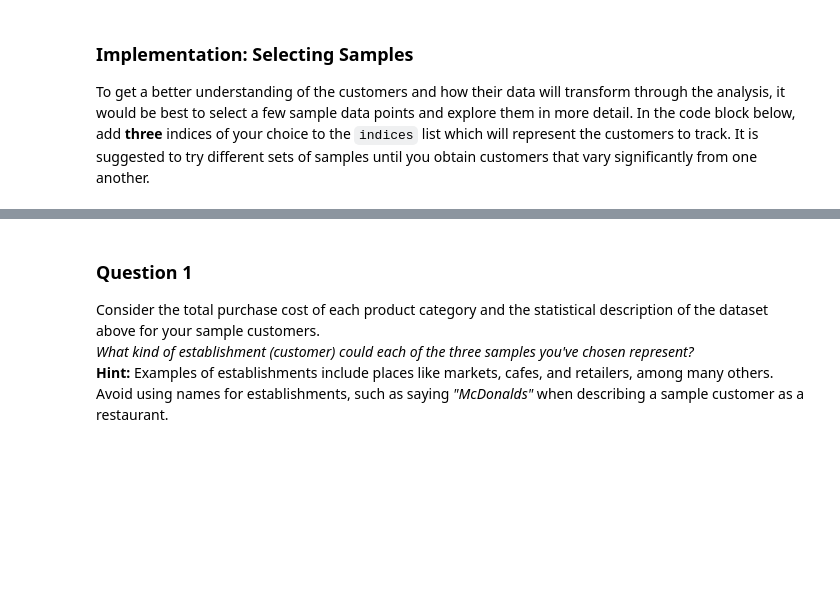
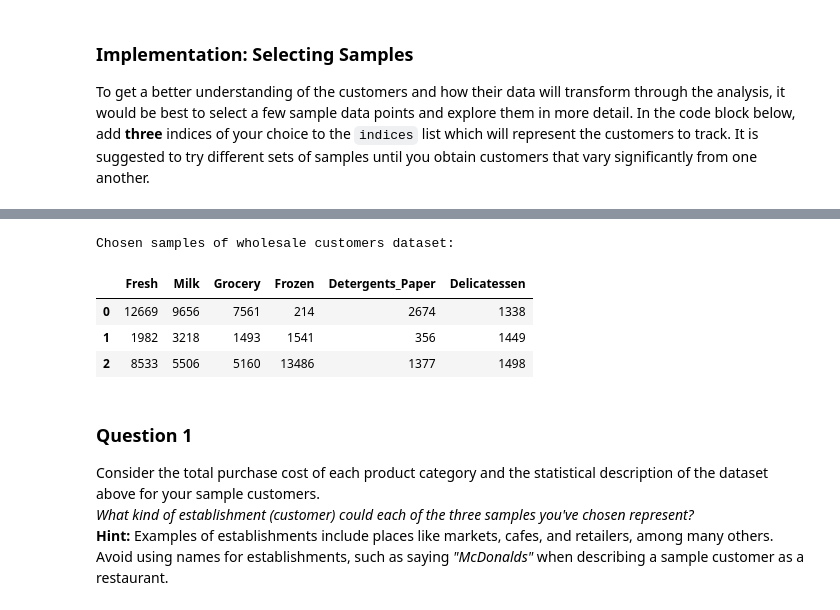
Before and after one commit to rodsveiga/machine-learning, a Jupyter notebook: projects/customer_segments/customer_segments.ipynb, the cells around one changed output, grey strips where cells are left out. Saved outputs shown, nothing was run; the diff lists cells and outputs as text; code cells hidden in the pictures; blank space fills up the shorter version.

```diff
--- a/projects/customer_segments/customer_segments.ipynb
+++ b/projects/customer_segments/customer_segments.ipynb
@@ -51,11 +89,17 @@ To get a better understanding of the customers and how their data will transform
 # %%
 # TODO: Select three indices of your choice you wish to sample from the dataset
-indices = []
+indices = [0,433,431]
 
 # Create a DataFrame of the chosen samples
 samples = pd.DataFrame(data.loc[indices], columns = data.keys()).reset_index(drop = True)
-print "Chosen samples of wholesale customers dataset:"
+print("Chosen samples of wholesale customers dataset:")
 display(samples)
+# %% [output]
+Chosen samples of wholesale customers dataset:
+|  | Fresh | Milk | Grocery | Frozen | Detergents_Paper | Delicatessen |
+| 0 | 12669 | 9656 | 7561 | 214 | 2674 | 1338 |
+| 1 | 1982 | 3218 | 1493 | 1541 | 356 | 1449 |
+| 2 | 8533 | 5506 | 5160 | 13486 | 1377 | 1498 |
 # %% [markdown]
 ### Question 1
 Consider the total purchase cost of each product category and the statistical description of the dataset above for your sample customers.
```
Also changed, not shown: parts of 7 cells of this notebook.
